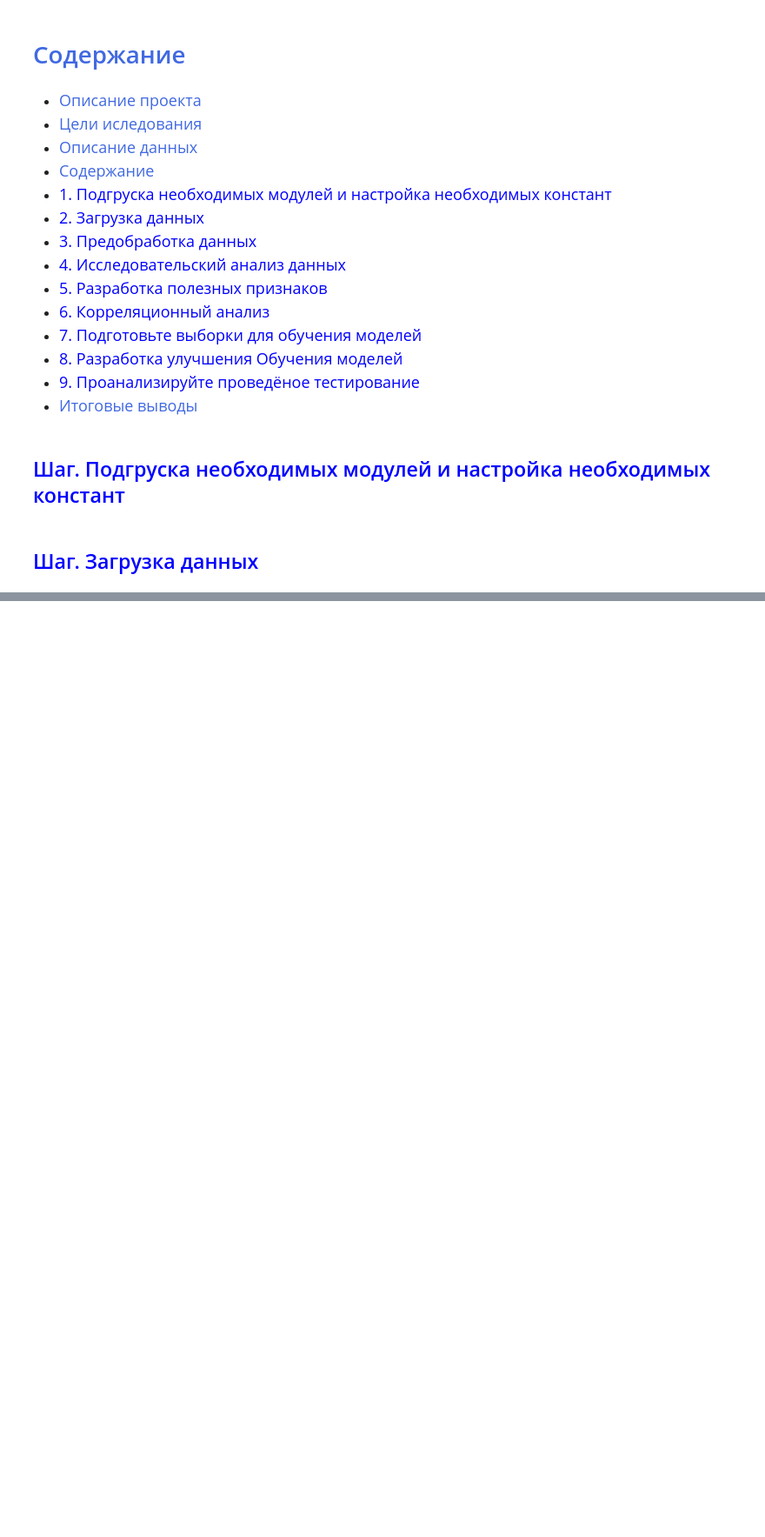
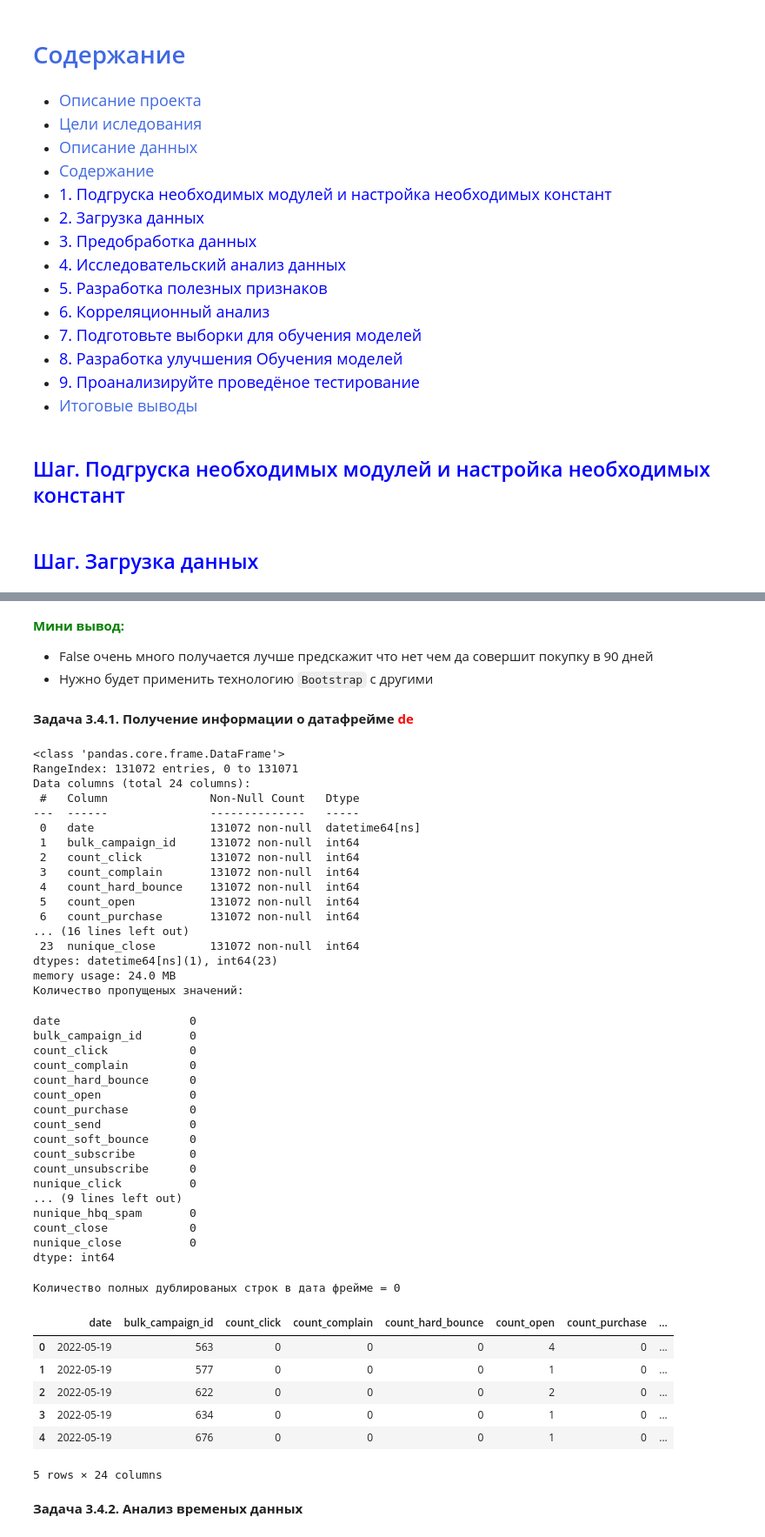
Before and after one commit to OsKaLis/predicting_user_behavior_in_the_marketplace, a Jupyter notebook: m4s22_marketplace.ipynb, the cells around one changed output, grey strips where cells are left out. Shown at 87% size. Cells and saved outputs as stored; diff of their text form; code cells hidden in the pictures; blank space fills up the shorter version.

```diff
--- a/m4s22_marketplace.ipynb
+++ b/m4s22_marketplace.ipynb
@@ -163,0 +806,55 @@ folder_location = '/datasets/'
+# %% [markdown]
+**<span style='color:green'>Мини вывод:</span>**
+
+- False очень много получается лучше предскажит что нет чем да совершит покупку в 90 дней
+- Нужно будет применить технологию `Bootstrap` с другими
+# %% [markdown]
+**Задача 3.4.1. Получение информации о датафрейме <span style='color:red'>de</span>**
+# %%
+# Показываю информацию о дата сете
+primary_information_output(de)
+# %% [output]
+<class 'pandas.core.frame.DataFrame'>
+RangeIndex: 131072 entries, 0 to 131071
+Data columns (total 24 columns):
+ #   Column               Non-Null Count   Dtype
+---  ------               --------------   -----
+ 0   date                 131072 non-null  datetime64[ns]
+ 1   bulk_campaign_id     131072 non-null  int64
+ 2   count_click          131072 non-null  int64
+ 3   count_complain       131072 non-null  int64
+ 4   count_hard_bounce    131072 non-null  int64
+ 5   count_open           131072 non-null  int64
+ 6   count_purchase       131072 non-null  int64
+... (16 lines left out)
+ 23  nunique_close        131072 non-null  int64
+dtypes: datetime64[ns](1), int64(23)
+memory usage: 24.0 MB
+Количество пропущеных значений:
+date                   0
+bulk_campaign_id       0
+count_click            0
+count_complain         0
+count_hard_bounce      0
+count_open             0
+count_purchase         0
+count_send             0
+count_soft_bounce      0
+count_subscribe        0
+count_unsubscribe      0
+nunique_click          0
+... (9 lines left out)
+nunique_hbq_spam       0
+count_close            0
+nunique_close          0
+dtype: int64
+Количество полных дублированых строк в дата фрейме = 0
+|  | date | bulk_campaign_id | count_click | count_complain | count_hard_bounce | count_open | count_purchase | ... |
+| 0 | 2022-05-19 | 563 | 0 | 0 | 0 | 4 | 0 | ... |
+| 1 | 2022-05-19 | 577 | 0 | 0 | 0 | 1 | 0 | ... |
+| 2 | 2022-05-19 | 622 | 0 | 0 | 0 | 2 | 0 | ... |
+| 3 | 2022-05-19 | 634 | 0 | 0 | 0 | 1 | 0 | ... |
+| 4 | 2022-05-19 | 676 | 0 | 0 | 0 | 1 | 0 | ... |
+5 rows × 24 columns
+# %% [markdown]
+**Задача 3.4.2. Анализ временых данных**
```
Also changed, not shown: parts of 79 cells of this notebook, 1 other file.
